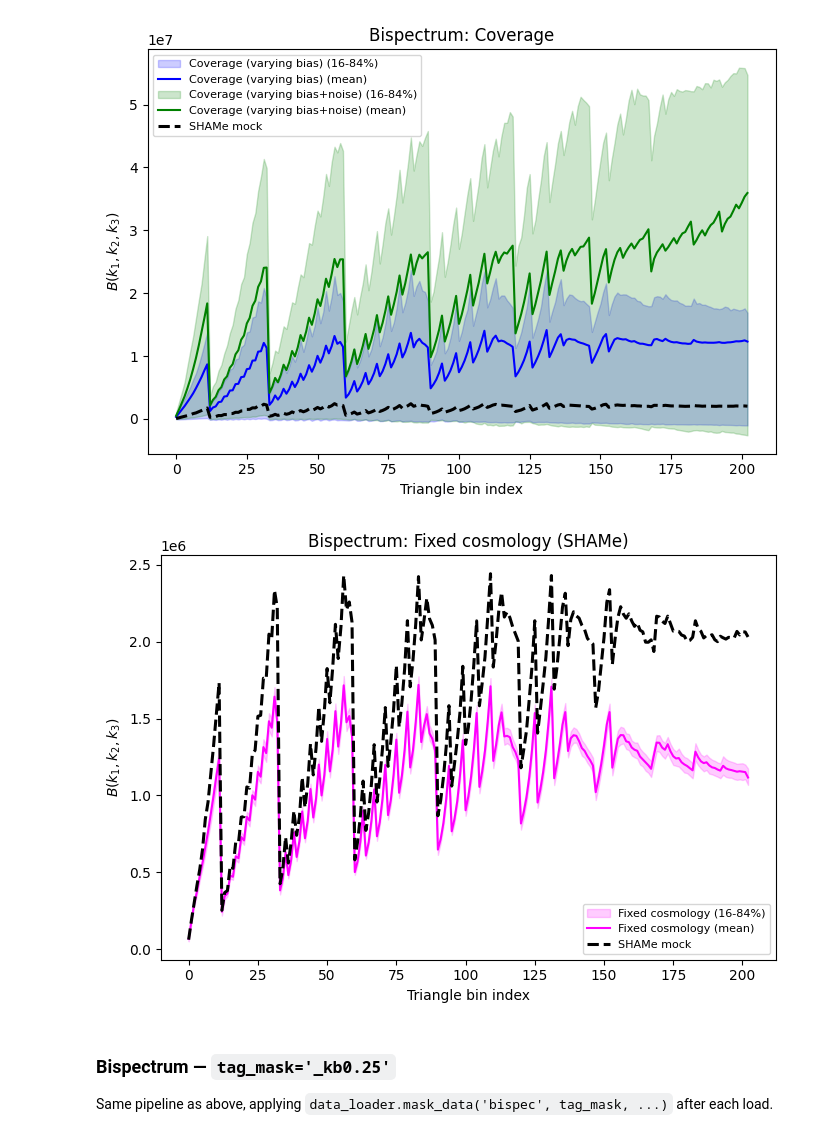
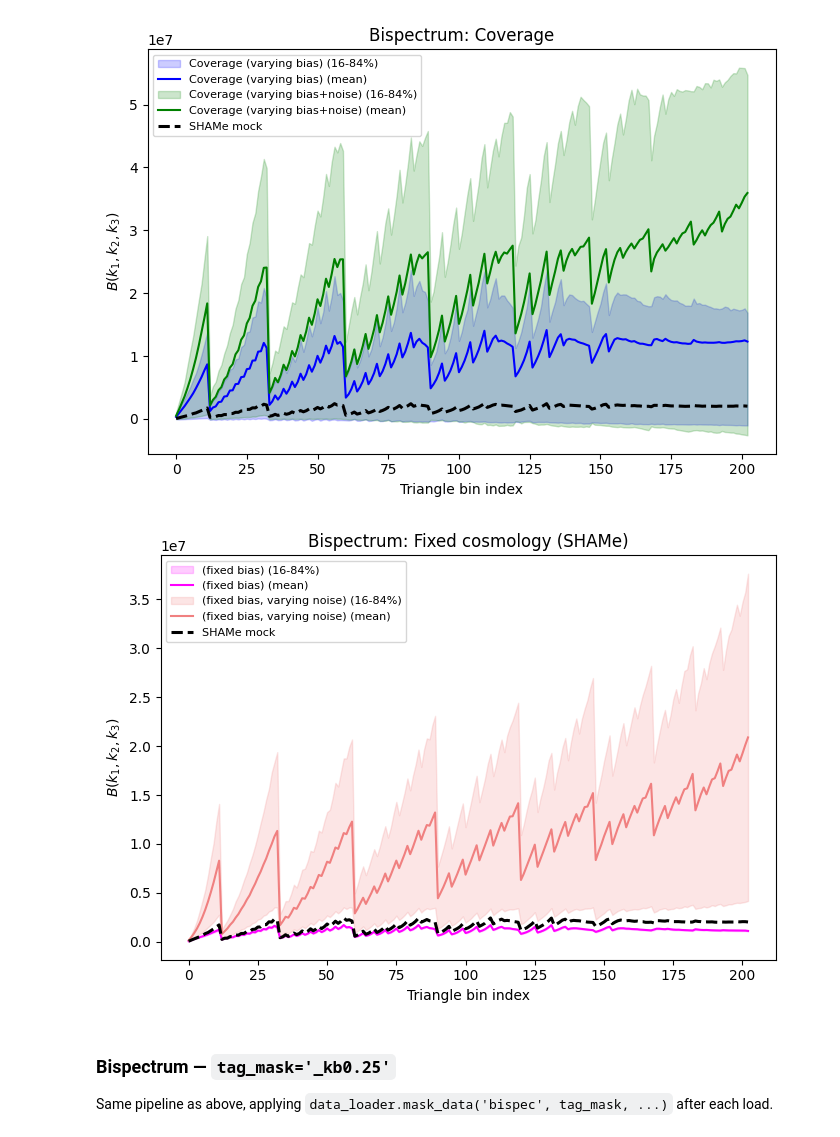
Before and after one commit to kstoreyf/muchisimocks, a Jupyter notebook: notebooks/2026-03-10_load_statistics.ipynb, the cells around one changed output. Drawn from its saved outputs; the diff is of its cells as text; code cells hidden in the pictures.

Commit message:
working on choosing noise for shame fixed cosmo injection

```diff
--- a/notebooks/2026-03-10_load_statistics.ipynb
+++ b/notebooks/2026-03-10_load_statistics.ipynb
@@ -47,14 +47,17 @@ tag_biasparams_cov = '_biascoverage_p4_n1000'
 # Bias+noise variant (used for the green “varying bias+noise” curves)
 tag_biasparams_nest_noise = '_biasnoisenest_p9_n320000'
 tag_biasparams_cov_noise = '_biasnoisecoverage_p9_n1000'
+tag_biasparams_shame_noise = '_bias_shame_noise_p5_n1000'
 tag_noise = '_noise_unit_p5_n10000'
 tag_noise_coverage = '_noise_unit_coverage_p5_n1000'
+tag_noise_shame = '_noise_unit_shame_p0_n1000'
 
 # Plot colors (tunable)
 COLOR_FIXED_BIAS = 'purple'
 COLOR_VARYING_BIAS = 'blue'
 COLOR_VARYING_BIAS_NOISE = 'green'
 COLOR_FIXED_COSMO = 'magenta'
+COLOR_FIXED_COSMO_VARYING_NOISE = 'lightcoral'
 
 # Plot styles (tunable)
 ALPHA_BAND = 0.20
@@ -287,11 +290,18 @@ k_pk_cov_vary_noise, pks_cov_vary_noise, _, _ = data_loader.load_data_muchisimoc
 mean_pk_cv_noise, p16_pk_cv_noise, p84_pk_cv_noise = stats_summary(pks_cov_vary_noise)
 print(f"Coverage varying bias+noise: {pks_cov_vary_noise.shape}")
 
-#Fixed cosmology (shame_p0)
+# Fixed cosmology (shame_p0)
 k_pnn_shame, pks_shame_p0, _, _ = data_loader.load_data_muchisimocks(
     'pk', tag_params_shame_p0, tag_biasparams_fixed, n_cosmo_max=n_cosmo_max)
 mean_pnn_sp, p16_pnn_sp, p84_pnn_sp = stats_summary(pks_shame_p0)
-print(f"Fixed cosmology: {pks_shame_p0.shape}")
+print(f"Fixed cosmology (fixed bias): {pks_shame_p0.shape}")
+
+# Fixed cosmology with fixed bias, varying noise
+k_pnn_shame_noise, pks_shame_noise, _, _ = data_loader.load_data_muchisimocks(
+    'pk', tag_params_shame_p0, tag_biasparams_shame_noise, tag_noise=tag_noise_shame,
+    n_cosmo_max=n_cosmo_max)
+mean_pnn_sp_noise, p16_pnn_sp_noise, p84_pnn_sp_noise = stats_summary(pks_shame_noise)
+print(f"Fixed cosmology (fixed bias, varying noise): {pks_shame_noise.shape}")
 # %% [output]
 dir_statistics: /scratch/kstoreyf/muchisimocks/data/pks_mlib/pks_coverage_p5_n1000_biasshame_p0_n1
 Loading muchisimocks data from /scratch/kstoreyf/muchisimocks/data/pnns_mlib/pnns_coverage_p5_n1000
@@ -419,7 +428,14 @@ print(f"Coverage varying bias+noise PGM: {pgms_cov_vary_noise.shape}")
 k_pgm_shame, pgms_shame_p0, _, _ = data_loader.load_data_muchisimocks(
     'pgm', tag_params_shame_p0, tag_biasparams_fixed, n_cosmo_max=n_cosmo_max)
 mean_pgm_sp, p16_pgm_sp, p84_pgm_sp = stats_summary(pgms_shame_p0)
-print(f"Fixed cosmology PGM: {pgms_shame_p0.shape}")
+print(f"Fixed cosmology PGM (fixed bias): {pgms_shame_p0.shape}")
+
+# Fixed cosmology with fixed bias, varying noise
+k_pgm_shame_noise, pgms_shame_noise, _, _ = data_loader.load_data_muchisimocks(
+    'pgm', tag_params_shame_p0, tag_biasparams_shame_noise, tag_noise=tag_noise_shame,
+    n_cosmo_max=n_cosmo_max)
+mean_pgm_sp_noise, p16_pgm_sp_noise, p84_pgm_sp_noise = stats_summary(pgms_shame_noise)
+print(f"Fixed cosmology PGM (fixed bias, varying noise): {pgms_shame_noise.shape}")
 
 # Fixed cosmology with bl=0 (recombine PNNs into PGMs via tag_biasparams_fixed_bl0)
 _, pgms_shame_p0_bl0, _, _ = data_loader.load_data_muchisimocks(
@@ -537,7 +555,14 @@ print(f"Coverage varying bias+noise bispec: {bispec_cov_vary_noise.shape}")
 k_bispec_shame, bispec_shame_p0, _, _ = data_loader.load_data_muchisimocks(
     'bispec', tag_params_shame_p0, tag_biasparams_fixed, n_cosmo_max=n_cosmo_max)
 mean_bispec_sp, p16_bispec_sp, p84_bispec_sp = stats_summary(bispec_shame_p0)
-print(f"Fixed cosmology bispec: {bispec_shame_p0.shape}")
+print(f"Fixed cosmology bispec (fixed bias): {bispec_shame_p0.shape}")
+
+# Fixed cosmology with fixed bias, varying noise
+k_bispec_shame_noise, bispec_shame_noise, _, _ = data_loader.load_data_muchisimocks(
+    'bispec', tag_params_shame_p0, tag_biasparams_shame_noise, tag_noise=tag_noise_shame,
+    n_cosmo_max=n_cosmo_max)
+mean_bispec_sp_noise, p16_bispec_sp_noise, p84_bispec_sp_noise = stats_summary(bispec_shame_noise)
+print(f"Fixed cosmology bispec (fixed bias, varying noise): {bispec_shame_noise.shape}")
 # %% [output]
 dir_statistics: /scratch/kstoreyf/muchisimocks/data/bispecs_mlib/bispecs_coverage_p5_n1000_biascoverage_p4_n1000
 Loading muchisimocks data from /scratch/kstoreyf/muchisimocks/data/bispecs_mlib/bispecs_coverage_p5_n1000_biascoverage_p4_n1000
@@ -585,15 +615,17 @@ plt.show()
 # %%
 x_bispec_sp = np.arange(len(mean_bispec_sp))
 fig, ax = plt.subplots(figsize=(7, 5))
 plot_fill(ax, x_bispec_sp, mean_bispec_sp, p16_bispec_sp, p84_bispec_sp,
-          COLOR_FIXED_COSMO, 'Fixed cosmology')
+          COLOR_FIXED_COSMO, '(fixed bias)')
+plot_fill(ax, x_bispec_sp, mean_bispec_sp_noise, p16_bispec_sp_noise, p84_bispec_sp_noise,
+          COLOR_FIXED_COSMO_VARYING_NOISE, '(fixed bias, varying noise)')
 ax.plot(np.arange(len(y_shame_bispec)), y_shame_bispec, color='black', linestyle=SHAME_LINESTYLE, linewidth=SHAME_LINEWIDTH, label='SHAMe mock')
 format_ax(ax, 'Bispectrum: Fixed cosmology (SHAMe)', 'Triangle bin index', r'$B(k_1, k_2, k_3)$',
           xlog=False, ylog=False)
 plt.tight_layout()
 plt.show()
 # %% [output]
-[figure, old version]
+[figure, new version]
 # %% [markdown]
 ### Bispectrum — `tag_mask='_kb0.25'`
 
```
Also changed, not shown: parts of 8 cells of this notebook, 4 other files.
